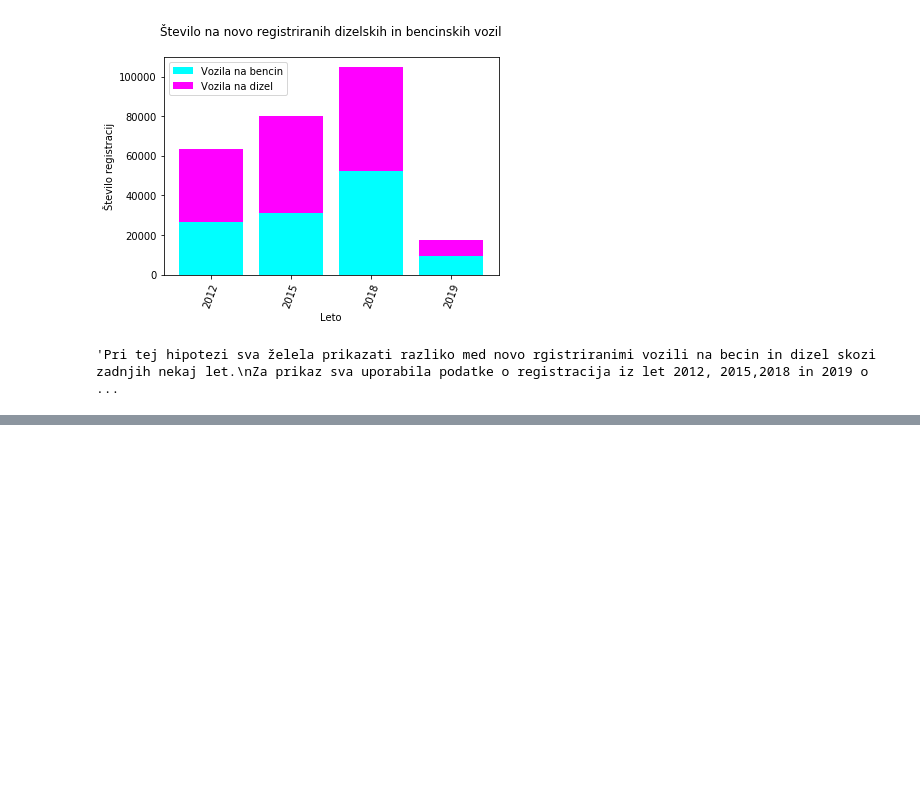
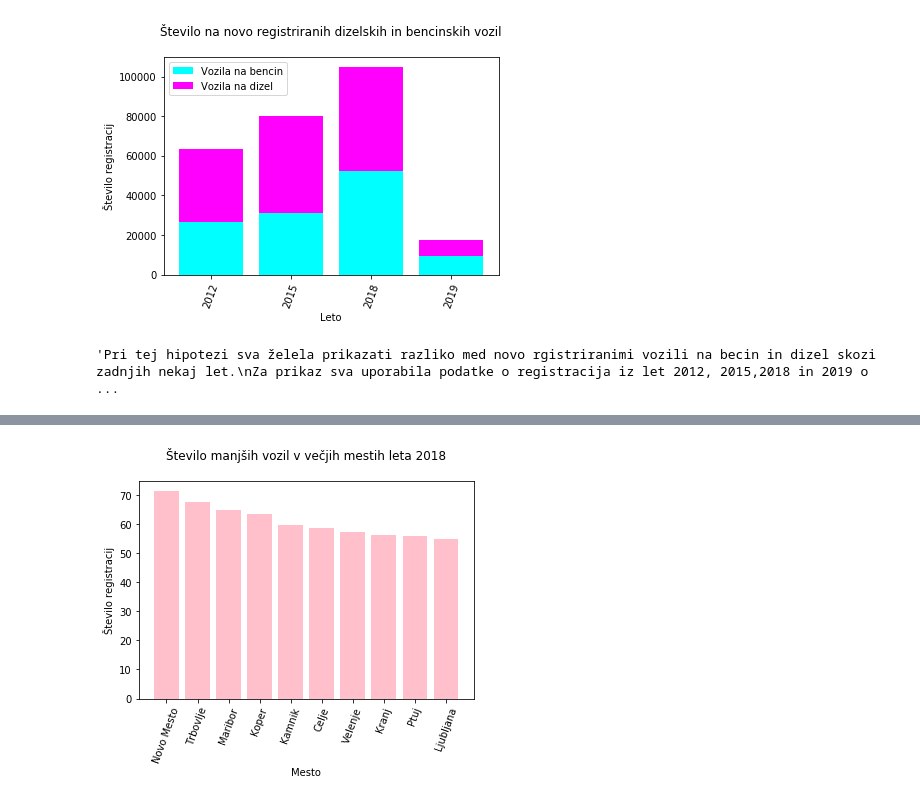
Before and after one commit to araspor/PR19ARMM, a Jupyter notebook: MM/Projektna_mm.ipynb, the cells around one changed output, grey strips where cells are left out. Drawn from its saved outputs; the diff is of its cells as text; code cells hidden in the pictures; blank space fills up the shorter version.

```diff
--- a/MM/Projektna_mm.ipynb
+++ b/MM/Projektna_mm.ipynb
@@ -262,0 +236,30 @@ Text(0.5, 0, 'Mesto')
+# %%
+manjsa_vozila18 = []
+mesta18 = []
+man_voz18 = []
+reg18 = dict()
+
+temp18 = data18[data18['J-Kategorija in vrsta vozila (oznaka)'] == 'M1']
+
+for id_m in id_mesta:
+    avti_mesto18 = temp18[temp18['C1.3-Obcina uporabnika vozila (oznaka)'] == id_m]
+    st = len(temp18[temp18['C1.3-Obcina uporabnika vozila (oznaka)'] == id_m])
+    manjsa_vozila18.append((len(avti_mesto18[avti_mesto18['Y.1-Dolzina'] <= 4465]) * 100)/st)
+
+for val,city in zip(manjsa_vozila18, mesta):
+    reg18[val] = city
+
+for key,val in sorted(reg18.items(), reverse=True):
+    man_voz18.append(key)
+    mesta18.append(val)
+# %%
+x = range(len(mesta))
+plt.bar(x, man_voz18, color='pink', align='center', label='Manjsa vozila')
+plt.xticks(x)
+plt.gca().set_xticklabels(mesta18, rotation=70)
+plt.ylabel('Število registracij')
+plt.xlabel('Mesto')
+plt.title('Število manjših vozil v večjih mestih leta 2018\n')
+plt.savefig('manjsa_vozila_2018.png', bbox_inches='tight')
+# %% [output]
+[figure, added]
```
Also changed, not shown: parts of 7 cells of this notebook.
